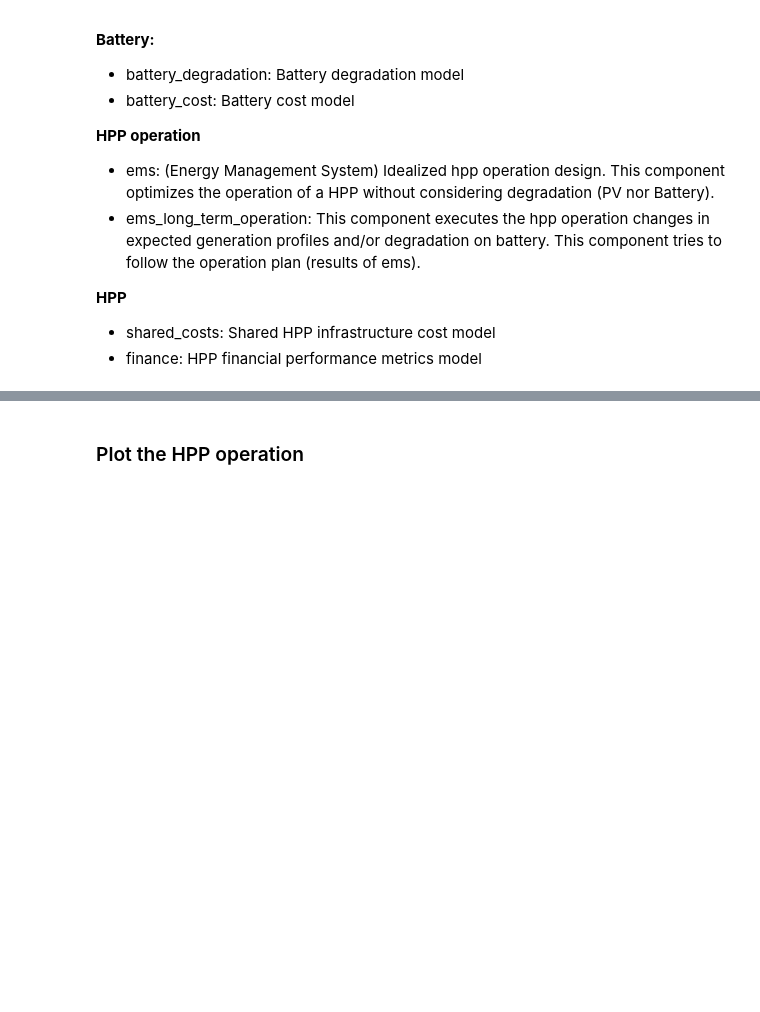
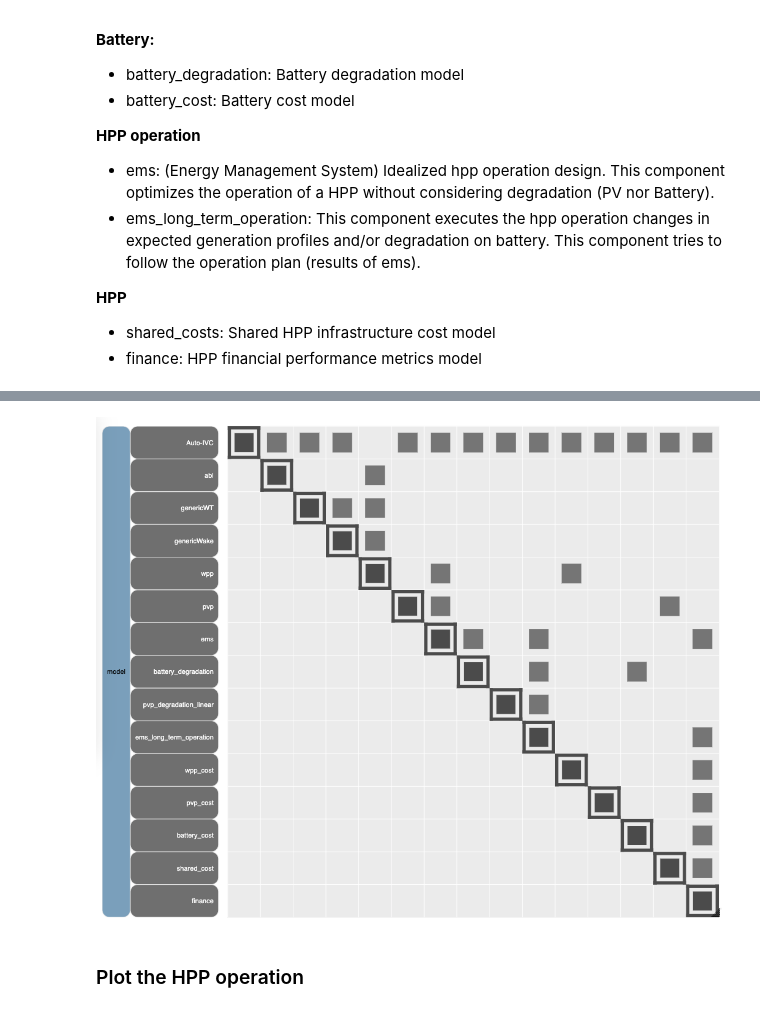
Before and after one commit to PauldeCortanze/Master_Thesis, a Jupyter notebook: docs/notebooks/Quickstart.ipynb, the cells around one changed output, grey strips where cells are left out. Drawn from its saved outputs; the diff is of its cells as text; code cells hidden in the pictures; blank space fills up the shorter version.

```diff
--- a/docs/notebooks/Quickstart.ipynb
+++ b/docs/notebooks/Quickstart.ipynb
@@ -294,9 +294,14 @@ Hydesign consists of several submodels:
 - finance: HPP financial performance metrics model
 # %%
 from openmdao.visualization.n2_viewer.n2_viewer import n2
-n2(hpp.prob)
+#n2(hpp.prob) ## execute to generate an interactive diagram
+
+# Static view
+from IPython import display
+display.Image("./n2.png")
 # %% [output]
 [interactive output not drawn]
+[figure, added]
 # %% [markdown]
 ##
 ### Plot the HPP operation
```
Also changed, not shown: parts of 4 cells of this notebook, 13 other files.
